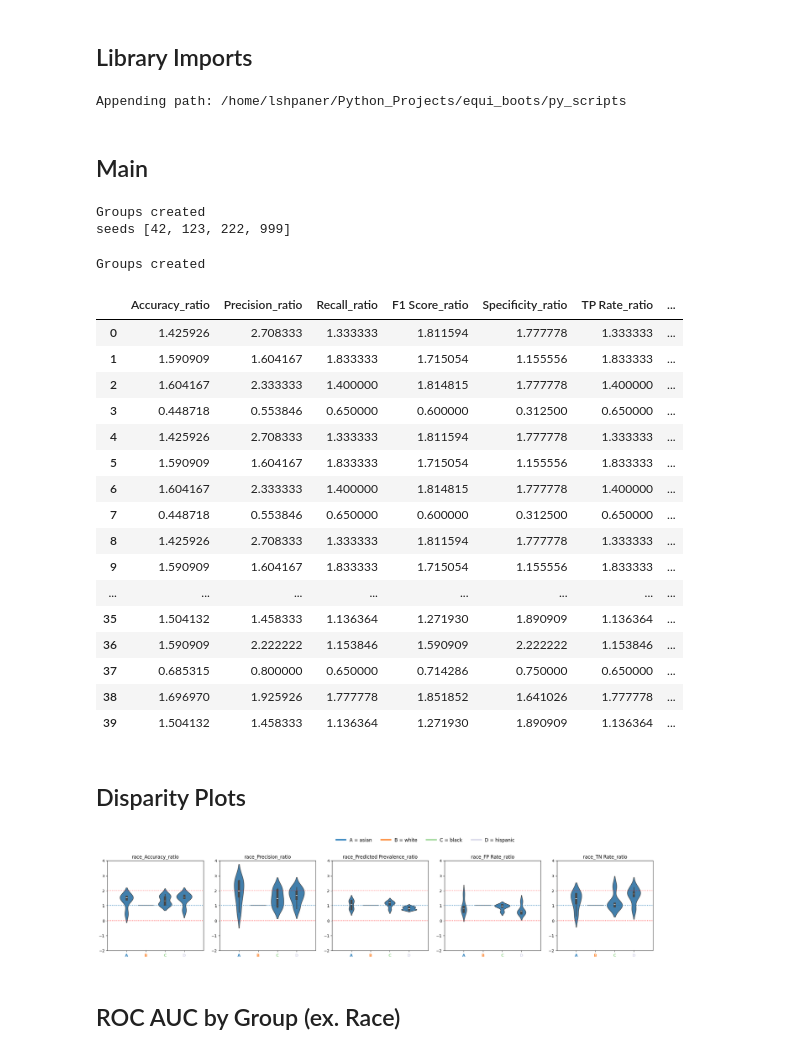
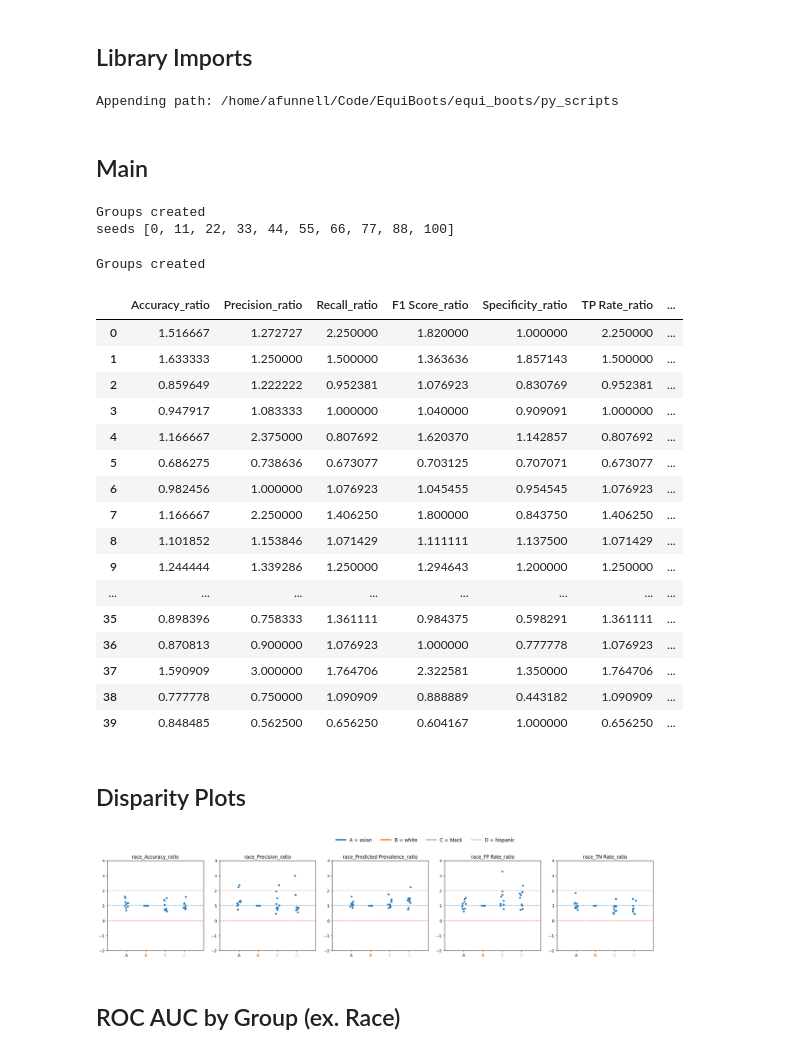
Before and after one commit to uclamii/equiboots_docs, a Jupyter notebook: notebooks/equi_boots_plots.ipynb, the cells around one changed output. Cells and saved outputs as stored; diff of their text form; code cells hidden in the pictures.

```diff
--- a/notebooks/equi_boots_plots.ipynb
+++ b/notebooks/equi_boots_plots.ipynb
@@ -21,13 +21,5 @@ import sys
 script_path = os.path.abspath("../py_scripts")
 print("Appending path:", script_path)
 sys.path.append(script_path)
-
-from plots import (
-    eq_plot_roc_auc,
-    eq_plot_precision_recall,
-    eq_calibration_curve_plot,
-    eq_disparity_metrics_plot,
-)
-from EquiBoots import EquiBoots
 # %% [output]
-Appending path: /home/lshpaner/Python_Projects/equi_boots/py_scripts
+Appending path: /home/afunnell/Code/EquiBoots/equi_boots/py_scripts
@@ -51,7 +45,7 @@ fairness_df = pd.DataFrame(
 )
 
 # Initialize and process groups
-eq = EquiBoots(
+eq = eqb.EquiBoots(
     y_true=y_true,
     y_prob=y_prob,
     y_pred=y_pred,
@@ -61,7 +55,7 @@ eq = EquiBoots(
 eq.grouper(groupings_vars=["race", "sex"])
 sliced_data = eq.slicer("race")
 
-eq2 = EquiBoots(
+eq2 = eqb.EquiBoots(
     y_true,
     y_prob,
     y_pred,
@@ -76,7 +70,9 @@ eq2 = EquiBoots(
 )
 
 # Set seeds
-eq2.set_fix_seeds([42, 123, 222, 999])
+int_list = np.linspace(0, 100, num=10, dtype=int).tolist()
+
+eq2.set_fix_seeds(int_list)
 
 print("seeds", eq2.seeds)
 
@@ -93,51 +89,47 @@ melted = pd.DataFrame(dispa).melt()
 df = melted["value"].apply(pd.Series).assign(attribute_value=melted["variable"])
 # %% [output]
 Groups created
-seeds [42, 123, 222, 999]
+seeds [0, 11, 22, 33, 44, 55, 66, 77, 88, 100]
 Groups created
 # %%
 df
 # %% [output]
 |  | Accuracy_ratio | Precision_ratio | Recall_ratio | F1 Score_ratio | Specificity_ratio | TP Rate_ratio | ... |
-| 0 | 1.425926 | 2.708333 | 1.333333 | 1.811594 | 1.777778 | 1.333333 | ... |
-| 1 | 1.590909 | 1.604167 | 1.833333 | 1.715054 | 1.155556 | 1.833333 | ... |
-| 2 | 1.604167 | 2.333333 | 1.400000 | 1.814815 | 1.777778 | 1.400000 | ... |
-| 3 | 0.448718 | 0.553846 | 0.650000 | 0.600000 | 0.312500 | 0.650000 | ... |
-| 4 | 1.425926 | 2.708333 | 1.333333 | 1.811594 | 1.777778 | 1.333333 | ... |
-| 5 | 1.590909 | 1.604167 | 1.833333 | 1.715054 | 1.155556 | 1.833333 | ... |
-| 6 | 1.604167 | 2.333333 | 1.400000 | 1.814815 | 1.777778 | 1.400000 | ... |
-| 7 | 0.448718 | 0.553846 | 0.650000 | 0.600000 | 0.312500 | 0.650000 | ... |
-| 8 | 1.425926 | 2.708333 | 1.333333 | 1.811594 | 1.777778 | 1.333333 | ... |
-| 9 | 1.590909 | 1.604167 | 1.833333 | 1.715054 | 1.155556 | 1.833333 | ... |
+| 0 | 1.516667 | 1.272727 | 2.250000 | 1.820000 | 1.000000 | 2.250000 | ... |
+| 1 | 1.633333 | 1.250000 | 1.500000 | 1.363636 | 1.857143 | 1.500000 | ... |
+| 2 | 0.859649 | 1.222222 | 0.952381 | 1.076923 | 0.830769 | 0.952381 | ... |
+| 3 | 0.947917 | 1.083333 | 1.000000 | 1.040000 | 0.909091 | 1.000000 | ... |
+| 4 | 1.166667 | 2.375000 | 0.807692 | 1.620370 | 1.142857 | 0.807692 | ... |
+| 5 | 0.686275 | 0.738636 | 0.673077 | 0.703125 | 0.707071 | 0.673077 | ... |
+| 6 | 0.982456 | 1.000000 | 1.076923 | 1.045455 | 0.954545 | 1.076923 | ... |
+| 7 | 1.166667 | 2.250000 | 1.406250 | 1.800000 | 0.843750 | 1.406250 | ... |
+| 8 | 1.101852 | 1.153846 | 1.071429 | 1.111111 | 1.137500 | 1.071429 | ... |
+| 9 | 1.244444 | 1.339286 | 1.250000 | 1.294643 | 1.200000 | 1.250000 | ... |
 | ... | ... | ... | ... | ... | ... | ... | ... |
-| 35 | 1.504132 | 1.458333 | 1.136364 | 1.271930 | 1.890909 | 1.136364 | ... |
-| 36 | 1.590909 | 2.222222 | 1.153846 | 1.590909 | 2.222222 | 1.153846 | ... |
-| 37 | 0.685315 | 0.800000 | 0.650000 | 0.714286 | 0.750000 | 0.650000 | ... |
-| 38 | 1.696970 | 1.925926 | 1.777778 | 1.851852 | 1.641026 | 1.777778 | ... |
-| 39 | 1.504132 | 1.458333 | 1.136364 | 1.271930 | 1.890909 | 1.136364 | ... |
+| 35 | 0.898396 | 0.758333 | 1.361111 | 0.984375 | 0.598291 | 1.361111 | ... |
+| 36 | 0.870813 | 0.900000 | 1.076923 | 1.000000 | 0.777778 | 1.076923 | ... |
+| 37 | 1.590909 | 3.000000 | 1.764706 | 2.322581 | 1.350000 | 1.764706 | ... |
+| 38 | 0.777778 | 0.750000 | 1.090909 | 0.888889 | 0.443182 | 1.090909 | ... |
+| 39 | 0.848485 | 0.562500 | 0.656250 | 0.604167 | 1.000000 | 0.656250 | ... |
 # %% [markdown]
 ## Disparity Plots
 # %%
-eq_disparity_metrics_plot(
+eqb.eq_disparity_metrics_plot(
     dispa,
-    # cmap="Reds",
     metric_cols=[
         "Accuracy_ratio",
         "Precision_ratio",
         "Predicted Prevalence_ratio",
         "FP Rate_ratio",
         "TN Rate_ratio",
     ],
     name="race",
     categories="all",
-    # strict_layout=False,
-    # max_cols=5,
     figsize=(24, 4),
-    # include_legend=False,
-    # plot_kind="boxplot",
+    plot_kind="stripplot",
 )
 # %% [output]
-[figure, old version]
+[figure, new version]
 # %% [markdown]
 ## ROC AUC by Group (ex. Race)
 # %%
```
Also changed, not shown: parts of 4 cells of this notebook, 1 other file.
